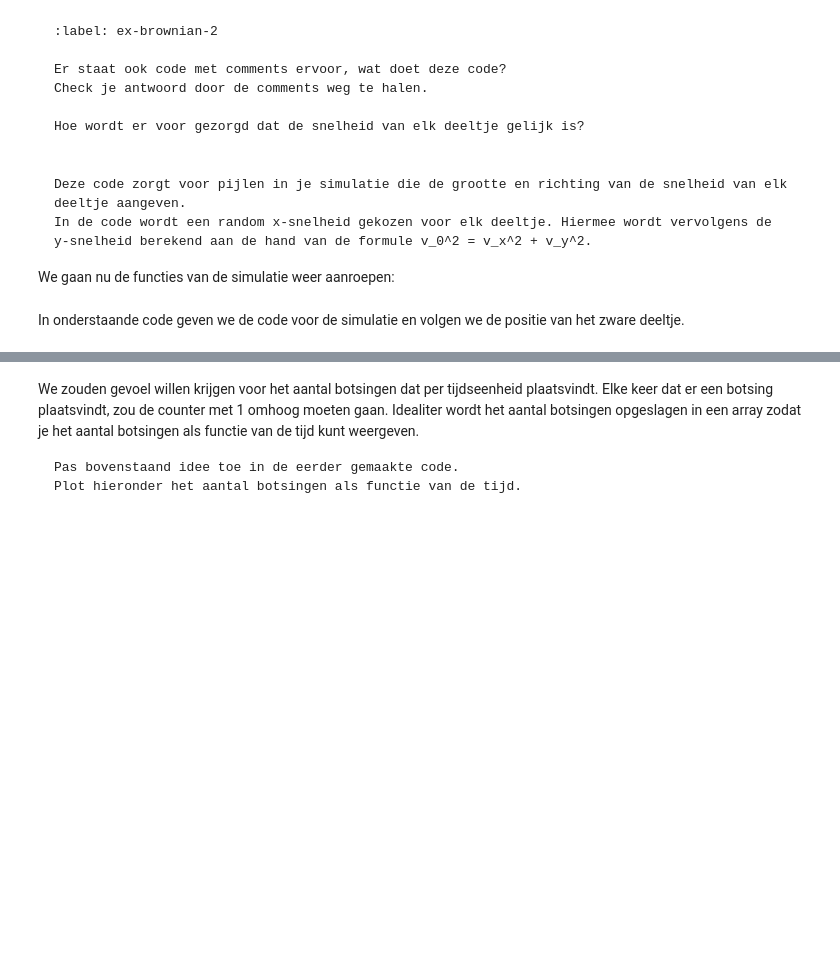
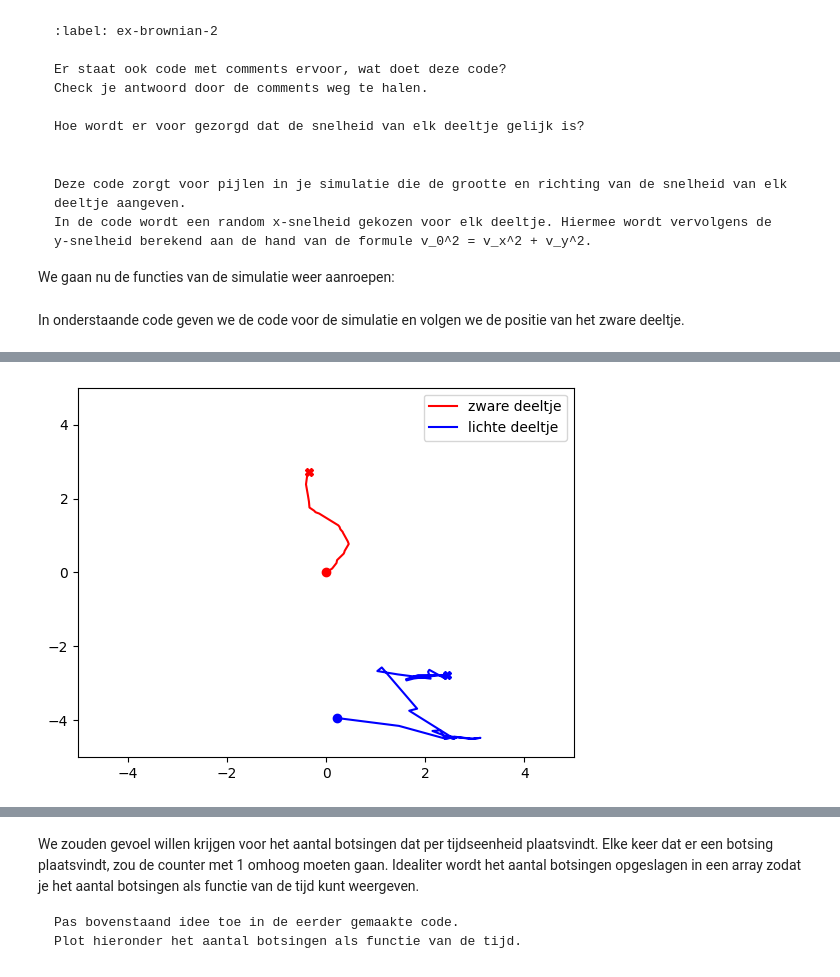
Before and after one commit to qsanson/Kwadraat, a Jupyter notebook: Content/PySim/4_brownianmotion.ipynb, the cells around one changed output, grey strips where cells are left out. Saved outputs shown, nothing was run; the diff lists cells and outputs as text; code cells hidden in the pictures; blank space fills up the shorter version.

Commit message:
simulatie brownian motion

````diff
--- a/Content/PySim/4_brownianmotion.ipynb
+++ b/Content/PySim/4_brownianmotion.ipynb
@@ -147,15 +147,17 @@ def particle_collision(p1: ParticleClass, p2: ParticleClass):
     p1.v -= 2 * m2 / (m1 + m2) * dot_product / distance_squared * delta_r
     p2.v += 2 * m1 / (m1 + m2) * dot_product / distance_squared * delta_r
 
+counter = 0
 def handle_collisions(particles):
-#your code/answer
     """ alle onderlinge botsingen afhandelen voor deeltjes in lijst """
     num_particles = len(particles)
+    collisions = 0
     for i in range(num_particles):
         for j in range(i+1, num_particles):
             if collide_detection(particles[i], particles[j]):
+                collisions += 1
                 particle_collision(particles[i], particles[j])
-#your code/answer
+    return collisions
 # %% [markdown]
 In onderstaande code geven we de code voor de simulatie en volgen we de positie van het zware deeltje.
 # %%
@@ -163,82 +165,34 @@ In onderstaande code geven we de code voor de simulatie en volgen we de positie
 track_x = []
 track_y = []
 
-#your code/answer
+track_x1 = []
+track_y1 = []
 
-#your code/answer
-
-#your code/answer
+collisions_per_timestep = []
 
 for i in range(400):
-#your code/answer
-
     for p in particles:
         p.update_position()    # Update positie
         p.boxcollision()         # Wandbotsing werkt per deeltje
-
+    collisions_this_step = handle_collisions(particles)
+    collisions_per_timestep.append(collisions_this_step)
     handle_collisions(particles)
-
-#your code/answer
 
     track_x.append(particles[N-1].r[0])
     track_y.append(particles[N-1].r[1])
 
-#your code/answer
+    track_x1.append(particles[0].r[0])
+    track_y1.append(particles[0].r[1])
 
 plt.figure()
-plt.plot(track_x,track_y,'r')
-#your code/answer
-plt.show()
-
-# Tracken van het zware deeltje (Brownse deeltje, N-1) en een licht deeltje (0)
-track_brownian_x = []
-track_brownian_y = []
-track_light_x = []
-track_light_y = []
-
-# Identificeer de deeltjes (ervan uitgaande dat N is gedefinieerd en dat het
-# Brownse deeltje particles[N-1] is en het lichte deeltje particles[0]).
-brownian_index = len(particles) - 1
-light_index = 0
-
-for i in range(400):
-
-    # Update van deeltjes
-    for p in particles:
-        p.update_position()
-        p.boxcollision()
-
-    # Afhandelen van botsingen
-    handle_collisions(particles)
-
-    # Tracking van het ZWARE deeltje
-    track_brownian_x.append(particles[brownian_index].r[0])
-    track_brownian_y.append(particles[brownian_index].r[1])
-
-    # Tracking van het LICHTE deeltje
-    track_light_x.append(particles[light_index].r[0])
-    track_light_y.append(particles[light_index].r[1])
-
-
-# --- Verbeterde Plot ---
-plt.figure()
-
-plt.plot(track_brownian_x, track_brownian_y, color='red', linewidth=1.5, alpha=0.7, label='Zwaar Deeltje (Browns)')
-plt.plot(track_brownian_x[0], track_brownian_y[0], 'ro', markersize=6)
-plt.plot(track_brownian_x[-1], track_brownian_y[-1], 'rX', markersize=8)
-
-plt.plot(track_light_x, track_light_y, color='blue', linewidth=0.5, alpha=0.6, label='Licht Deeltje (Solvent)')
-plt.plot(track_light_x[0], track_light_y[0], 'bo', markersize=6)
-plt.plot(track_light_x[-1], track_light_y[-1], 'bX', markersize=8)
-
-
-# Instellingen
-plt.title(f'Vergelijking van Pad (M_zwaar={particles[brownian_index].m}, M_licht={particles[light_index].m})')
-plt.xlabel('X-Positie')
-plt.ylabel('Y-Positie')
-plt.xlim(-Box_length_0, Box_length_0)
-plt.ylim(-Box_length_0, Box_length_0)
-plt.grid(True, linestyle='--')
+plt.xlim(-Box_length_0,Box_length_0)
+plt.ylim(-Box_length_0,Box_length_0)
+plt.plot(track_x,track_y,'r', label = "zware deeltje")
+plt.plot(track_x[0], track_y[0], "ro")
+plt.plot(track_x[-1], track_y[-1], "rX")
+plt.plot(track_x1,track_y1,'b', label = "lichte deeltje")
+plt.plot(track_x1[0], track_y1[0], "bo")
+plt.plot(track_x1[-1], track_y1[-1], "bX")
 plt.legend()
 plt.show()
 # %% [output]
@@ -246,3 +199,4 @@ NameError: name 'particles' is not defined
+[figure, added]
 # %% [markdown]
 ```{exercise} Brownian motion in beeld
 :label: ex-brownian-3
````
Also changed, not shown: parts of 4 cells of this notebook.
